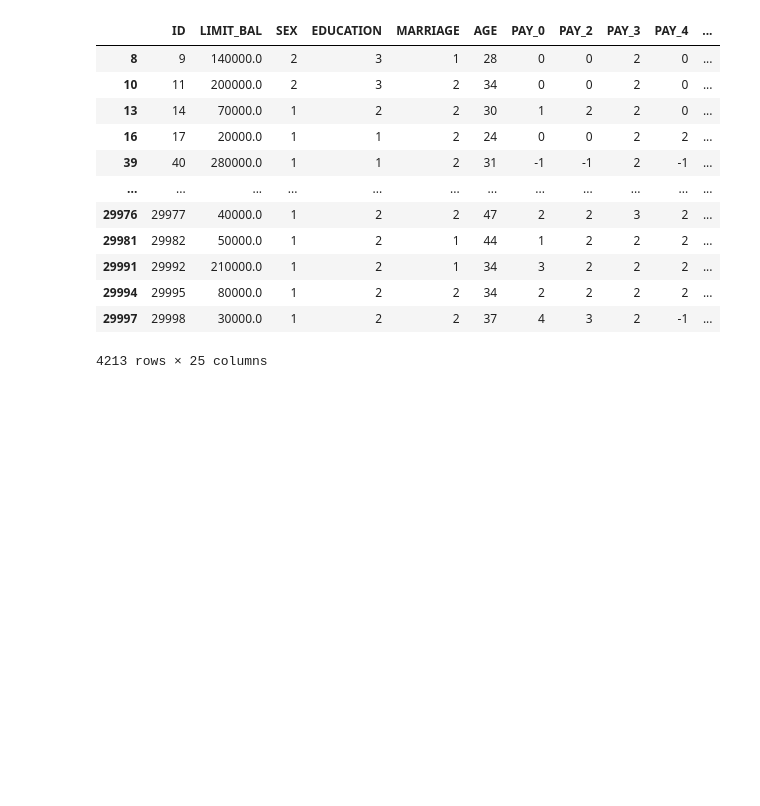
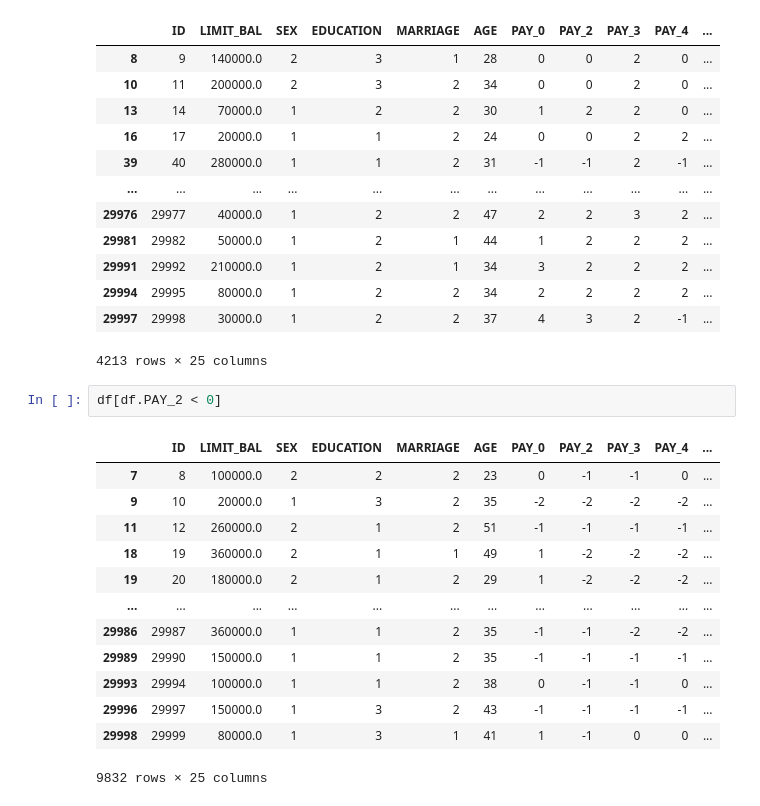
Before and after one commit to sunwenliang14/credit-card-risk, a Jupyter notebook: credit-risk-analysis.ipynb, the cells around one changed output. Cells and saved outputs as stored; diff of their text form; blank space fills up the shorter version.

```diff
--- a/credit-risk-analysis.ipynb
+++ b/credit-risk-analysis.ipynb
@@ -182,3 +182,19 @@ df[df.PAY_3 > 0]
 | 29994 | 29995 | 80000.0 | 1 | 2 | 2 | 34 | 2 | 2 | 2 | 2 | ... |
 | 29997 | 29998 | 30000.0 | 1 | 2 | 2 | 37 | 4 | 3 | 2 | -1 | ... |
 4213 rows × 25 columns
+# %%
+df[df.PAY_2 < 0]
+# %% [output]
+|  | ID | LIMIT_BAL | SEX | EDUCATION | MARRIAGE | AGE | PAY_0 | PAY_2 | PAY_3 | PAY_4 | ... |
+| 7 | 8 | 100000.0 | 2 | 2 | 2 | 23 | 0 | -1 | -1 | 0 | ... |
+| 9 | 10 | 20000.0 | 1 | 3 | 2 | 35 | -2 | -2 | -2 | -2 | ... |
+| 11 | 12 | 260000.0 | 2 | 1 | 2 | 51 | -1 | -1 | -1 | -1 | ... |
+| 18 | 19 | 360000.0 | 2 | 1 | 1 | 49 | 1 | -2 | -2 | -2 | ... |
+| 19 | 20 | 180000.0 | 2 | 1 | 2 | 29 | 1 | -2 | -2 | -2 | ... |
+| ... | ... | ... | ... | ... | ... | ... | ... | ... | ... | ... | ... |
+| 29986 | 29987 | 360000.0 | 1 | 1 | 2 | 35 | -1 | -1 | -2 | -2 | ... |
+| 29989 | 29990 | 150000.0 | 1 | 1 | 2 | 35 | -1 | -1 | -1 | -1 | ... |
+| 29993 | 29994 | 100000.0 | 1 | 1 | 2 | 38 | 0 | -1 | -1 | 0 | ... |
+| 29996 | 29997 | 150000.0 | 1 | 3 | 2 | 43 | -1 | -1 | -1 | -1 | ... |
+| 29998 | 29999 | 80000.0 | 1 | 3 | 1 | 41 | 1 | -1 | 0 | 0 | ... |
+9832 rows × 25 columns
```
